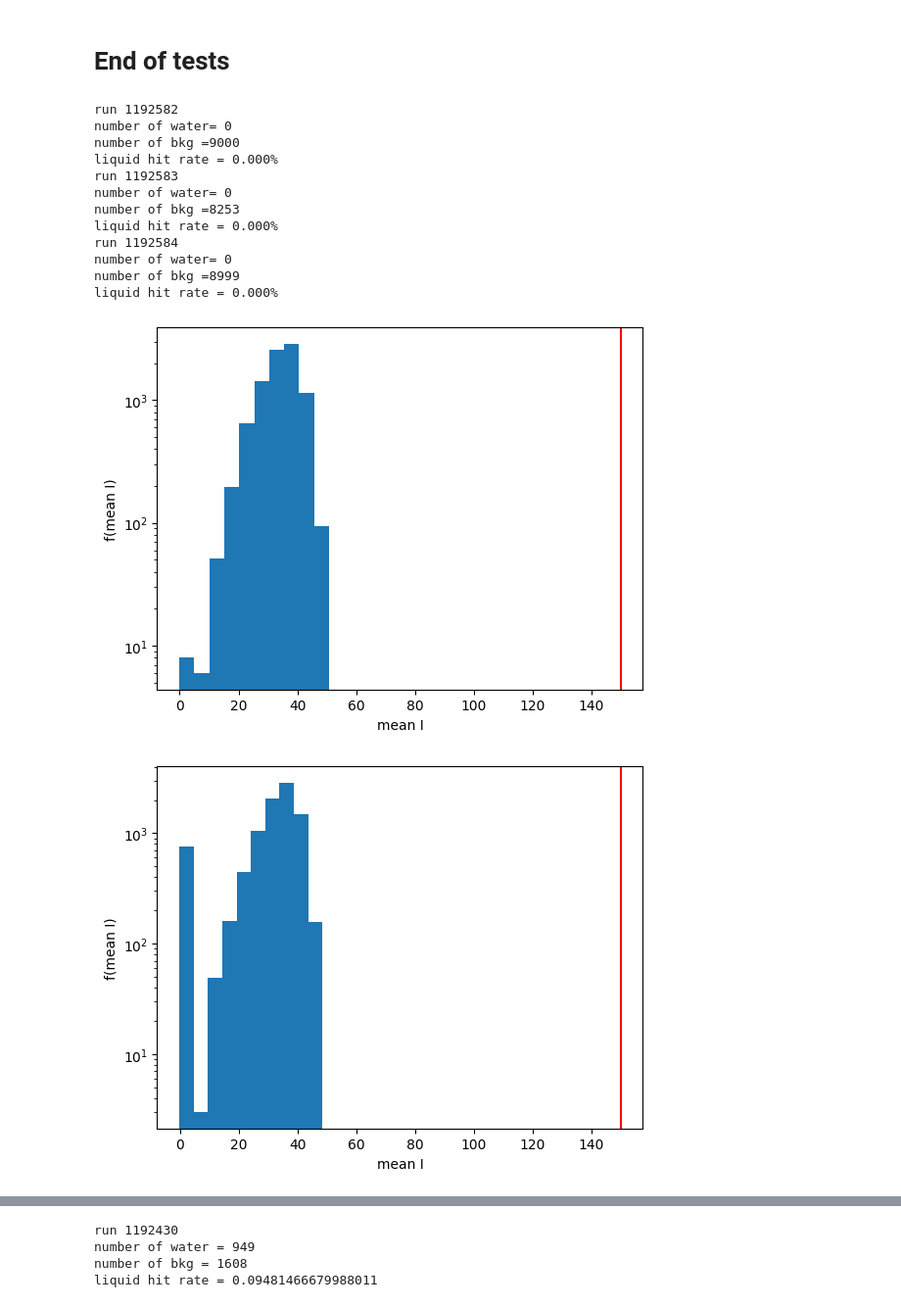
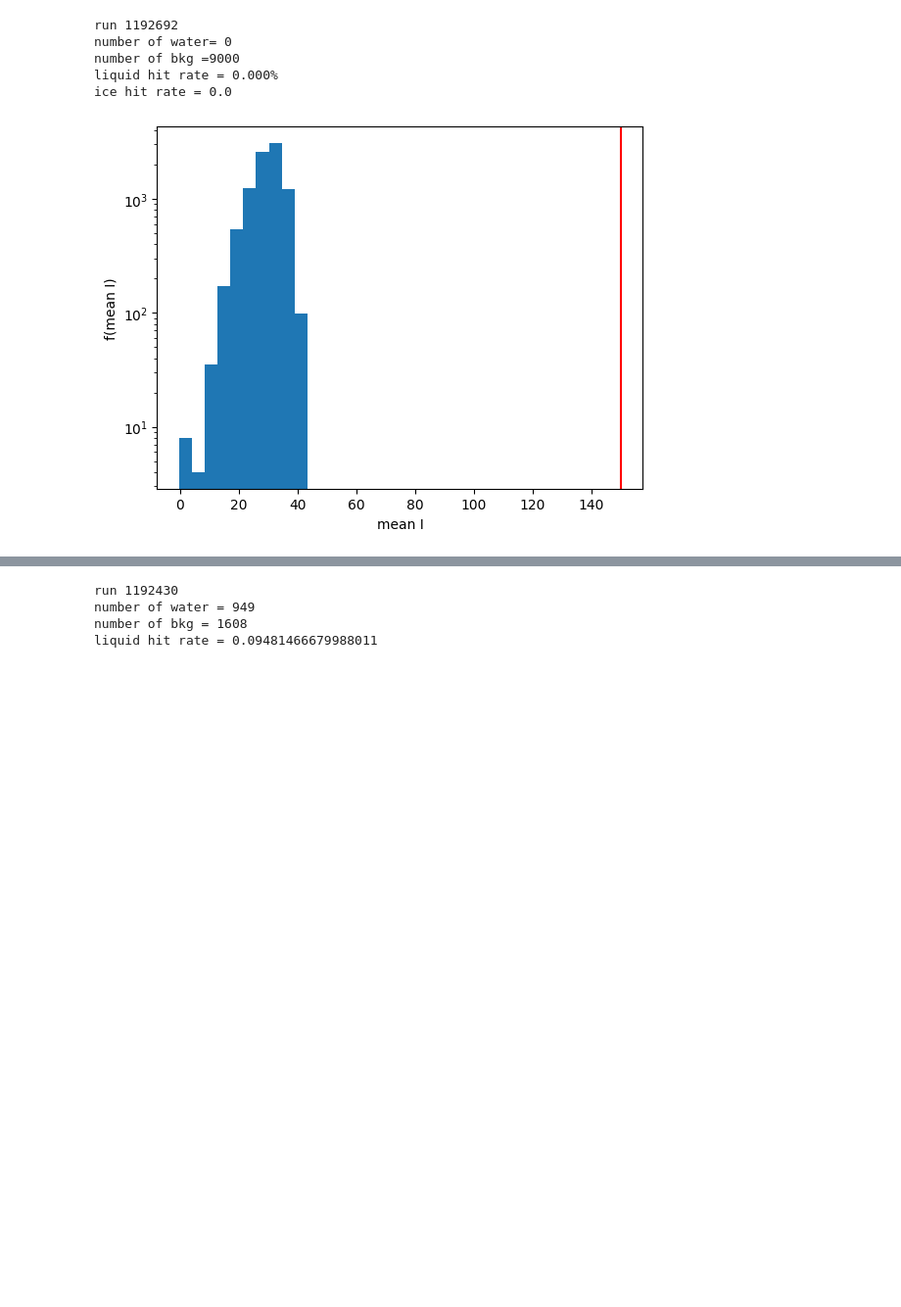
Before and after one commit to fperakis/SACLA_2022B8033, a Jupyter notebook: examples/07_find_Liquid.ipynb, the cells around one changed output, grey strips where cells are left out. Shown: that part at 98% size. Saved outputs shown, nothing was run; the diff lists cells and outputs as text; code cells hidden in the pictures; blank space fills up the shorter version.

```diff
--- a/examples/07_find_Liquid.ipynb
+++ b/examples/07_find_Liquid.ipynb
@@ -118,5 +8,3 @@ liquid hit rate = 0.07503247077630133
-# %% [markdown]
-# End of tests
 # %%
 run=1192478
 pathSave='/UserData/maddalena/sacla2022/03-h5analysis/'
@@ -132,10 +20,7 @@ for file in files[1:]:
     I2d            += f['I']
 # %%
 # parameters for loading
-run = 1192503
-
-
-def find_liquid_and_save(run,qrange,Phirange):
+def find_liquid_and_save(run,qrange,Phirange,hit_thrs=150, save=True):
     pathSave='/UserData/maddalena/sacla2022/03-h5analysis/'
 
     os.chdir(pathSave)
@@ -157,14 +42,15 @@ def find_liquid_and_save(run,qrange,Phirange):
     #Hist of intensity not on the water peaks
     plt.figure()
     plt.hist(np.mean(I[:, qrange], axis=1))
-    plt.axvline(x=150, c='r')
+    plt.axvline(x=hit_thrs, c='r')
     plt.xlabel('mean I')
     plt.ylabel('f(mean I)')
     plt.yscale('log')
 
     # definition of hits and miss
     miss = (np.mean(I[:,qrange],axis=1)>1)&(np.mean(I[:,qrange],axis=1)<50)&(np.mean(I[:,:],axis=1)!=0)
-    hits = (np.mean(I[:, qrange],axis=1)>150)&(np.mean(I[:,qrange],axis=1)<=300)
+    hits = (np.mean(I[:, qrange],axis=1)>hit_thrs)&(np.mean(I[:,qrange],axis=1)<=300)
+    ice = (np.mean(I[:,qrange],axis=1)>=300)
 
     I_hits = I[hits,:]
 
@@ -175,43 +61,36 @@ def find_liquid_and_save(run,qrange,Phirange):
     print(f'number of bkg ={sum(miss)}' )
     #print(f'droplet hit rate = {(sum(hits)+sum(ice))/len(hits)}')
     print(f'liquid hit rate = {(sum(hits))/len(hits)*100:.3f}%')
-    #print(f'ice hit rate = {sum(ice)/len(hits)}')
+    print(f'ice hit rate = {sum(ice)/len(hits)}')
 
     #plot ave hits and miss
-    np.savez(f'/UserData/maddalena/sacla2022/05-processed_I/water_{run}.npz',
-             hit_rate=(sum(hits))/np.size(I2d,0),
-             q=q,
-             I=np.mean(I[hits,:],axis=0) - np.mean(I[miss,:],axis=0))
-             # I = Iq_norm - Iq_bkg)
+    if save:
+        np.savez(f'/UserData/maddalena/sacla2022/05-processed_I/water_{run}.npz',
+                 hit_rate=(sum(hits))/np.size(I2d,0),
+                 q=q,
+                 I=np.mean(I[hits,:],axis=0) - np.mean(I[miss,:],axis=0))
+                 # I = Iq_norm - Iq_bkg)
 # %%
 # runs=np.arange(1192421,1192427)
-runs = [1192430, 1192434, 1192437, 1192442, 1192446, 1192451, 1192460]
+# runs = [1192430, 1192434, 1192437, 1192442, 1192446, 1192451, 1192460]
 #runs = [1192498,1192499]
-runs=  [1192460,1192463,1192466,1192470,1192492]
-
+# runs=  [1192460,1192463,1192466,1192470,1192492]
 #runs = [1192430,1192431,1192433,1192434,1192435,1192437,1192438,1192439,1192440,1192442,1192443,1192444,1192446,
 #        1192447,1192448,1192450,1192451,1192452,1192453,1192454,1192496,1192497,1192498,1192499,1192460,1192463,1192470,1192492,
 #        1192473,1192474,1192475,1192476,1192477,1192478,1192479,1192480,1192481,1192503,1192504,1192506,1192507,1192510,1192511,1192512,]
-runs = [1192527,1192528,1192529,1192530,1192532,1192533]
-runs = np.arange(1192582,1192585)
-qrange=q>1.2
-Phirange=Phi<181
+# runs = [1192527,1192528,1192529,1192530,1192532,1192533]
+# runs = np.arange(1192582,1192585)
+runs = [1192692]
+qrange = q>1.2
+Phirange = Phi<181
 
 for run in runs:
     print(f'run {run}')
-    find_liquid_and_save(run,qrange,Phirange)
+    find_liquid_and_save(run,qrange,Phirange,hit_thrs=150,save=True)
 # %% [output]
-run 1192582
+run 1192692
 number of water= 0
 number of bkg =9000
 liquid hit rate = 0.000%
-run 1192583
-number of water= 0
-number of bkg =8253
-liquid hit rate = 0.000%
-run 1192584
-number of water= 0
-number of bkg =8999
-liquid hit rate = 0.000%
+ice hit rate = 0.0
-[figure, old version]
+[figure, new version]
-[figure, removed]
```
Also changed, not shown: parts of 7 cells of this notebook, 1 other file.
